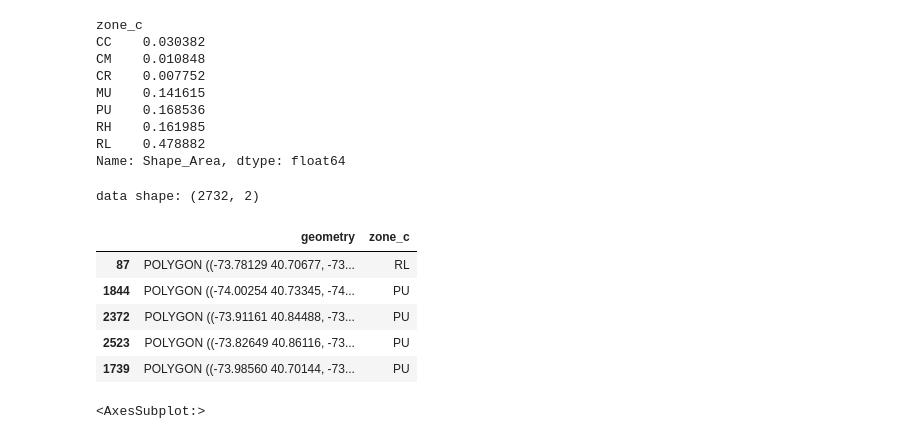
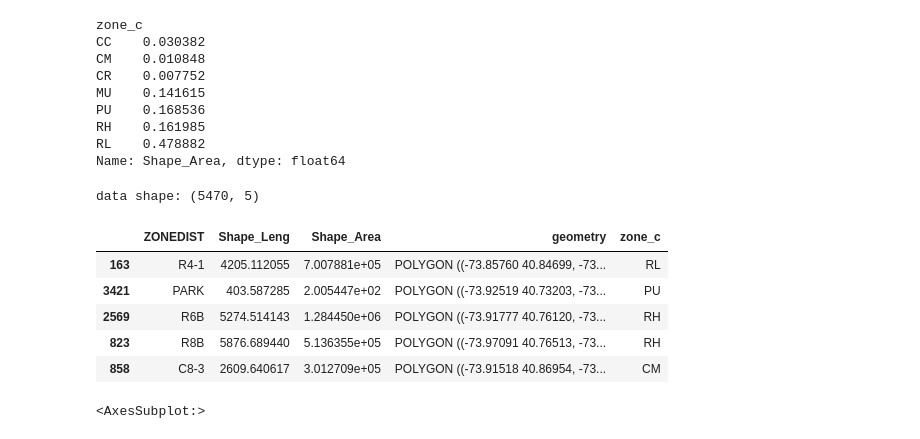
Before and after one commit to AdamZhou3/D, a Jupyter notebook: 01-Data Downloading & Preparation.ipynb, the cells around one changed output. Drawn from its saved outputs; the diff is of its cells as text; code cells hidden in the pictures.

Commit message:
roll back to unmerged zoning

```diff
--- a/01-Data Downloading & Preparation.ipynb
+++ b/01-Data Downloading & Preparation.ipynb
@@ -111,12 +104,12 @@ gdf_zoningm = gpd.GeoDataFrame(pd.concat(d,ignore_index=True),crs="epsg:4326",ge
 # %%
-print(f"data shape: {gdf_zoningm.shape}")
-gdf_zoningm.sample(5)
+print(f"data shape: {gdf_zoning.shape}")
+gdf_zoning.sample(5)
 # %% [output]
-data shape: (2732, 2)
+data shape: (5470, 5)
-|  | geometry | zone_c |
-| 87 | POLYGON ((-73.78129 40.70677, -73... | RL |
-| 1844 | POLYGON ((-74.00254 40.73345, -74... | PU |
-| 2372 | POLYGON ((-73.91161 40.84488, -73... | PU |
-| 2523 | POLYGON ((-73.82649 40.86116, -73... | PU |
-| 1739 | POLYGON ((-73.98560 40.70144, -73... | PU |
+|  | ZONEDIST | Shape_Leng | Shape_Area | geometry | zone_c |
+| 163 | R4-1 | 4205.112055 | 7.007881e+05 | POLYGON ((-73.85760 40.84699, -73... | RL |
+| 3421 | PARK | 403.587285 | 2.005447e+02 | POLYGON ((-73.92519 40.73203, -73... | PU |
+| 2569 | R6B | 5274.514143 | 1.284450e+06 | POLYGON ((-73.91777 40.76120, -73... | RH |
+| 823 | R8B | 5876.689440 | 5.136355e+05 | POLYGON ((-73.97091 40.76513, -73... | RH |
+| 858 | C8-3 | 2609.640617 | 3.012709e+05 | POLYGON ((-73.91518 40.86954, -73... | CM |
 # %%
```
Also changed, not shown: parts of 6 cells of this notebook, 2 other files.
